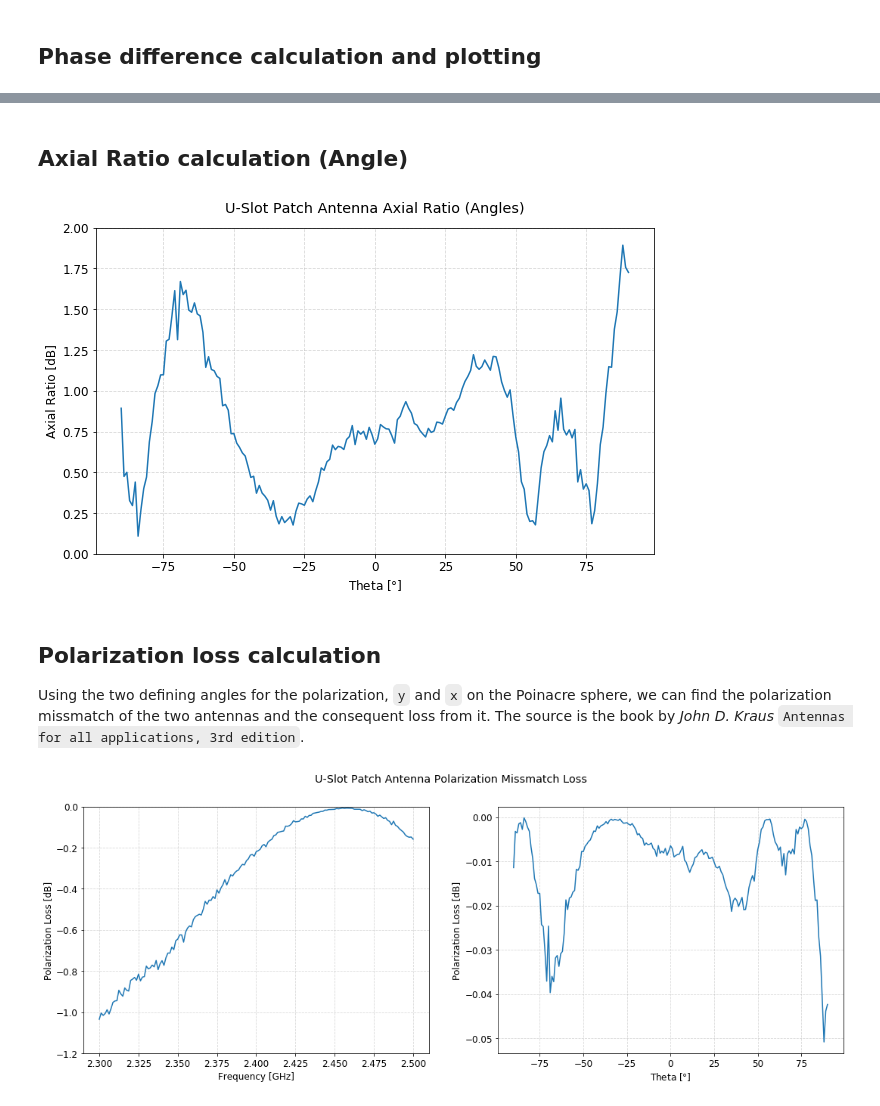
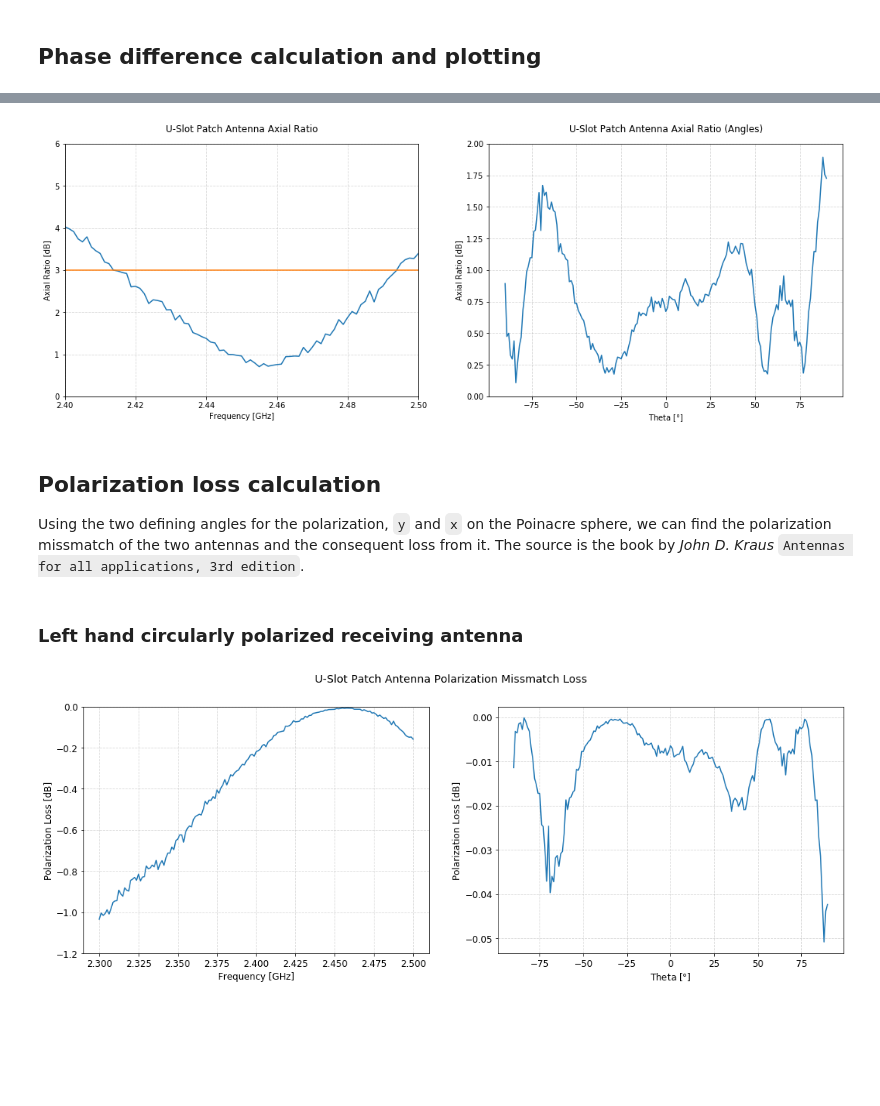
Before and after one commit to AcubeSAT/satellite-s-band-antenna, a Jupyter notebook: Anechoic Chamber Tests/Patch_Antenna_Phase.ipynb, the cells around one changed output, grey strips where cells are left out. Drawn from its saved outputs; the diff is of its cells as text; code cells hidden in the pictures; blank space fills up the shorter version.

Commit message:
Improved some diagrams and fixed spelling errors

```diff
--- a/Anechoic Chamber Tests/Patch_Antenna_Phase.ipynb
+++ b/Anechoic Chamber Tests/Patch_Antenna_Phase.ipynb
@@ -131,2 +124,0 @@ else:
-# %% [markdown]
-## Axial Ratio calculation (Angle)
@@ -161,29 +135,44 @@ sin_2x_ang = np.sin(2.*a_ang)*np.sin(phase_dif_ang_rad)
 x_ellipse_ang = np.arcsin(sin_2x_ang)/2.
 axial_ratio_ang = 1./np.tan(x_ellipse_ang)
 # %%
-fig = plt.figure(figsize=(10, 6))
-ax = fig.add_subplot(1, 1, 1)
+# Create the figure and the space
+fig = plt.figure(figsize=(18, 6))
+ax = fig.add_subplot(1, 2, 1)
+ax_2 = fig.add_subplot(1, 2, 2)
 
 # Plot the pattern
-plot = ax.plot(angle_rage, 20.*np.log10(axial_ratio_ang))
+plot = ax.plot(frequency, 20*np.log10(axial_ratio))
+ax.plot(frequency, np.ones(len(axial_ratio))*3)
 
-ax.set_title('U-Slot Patch Antenna Axial Ratio (Angles)', pad=15)
-ax.set_xlabel('Theta [$\degree$]')
+# Change the axis lebels and the title
+ax.set_title('U-Slot Patch Antenna Axial Ratio', pad=15)
+ax.set_xlabel('Frequency [GHz]')
 ax.set_ylabel('Axial Ratio [dB]')
+ax.set_xlim(2.4, 2.5)
+ax.set_ylim(0, 6)
 ax.grid(True, ls = '--', alpha = 0.5)
-ax.set_ylim(0, 2)
+
+ax_2.plot(angle_rage, 20.*np.log10(axial_ratio_ang))
+
+ax_2.set_title('U-Slot Patch Antenna Axial Ratio (Angles)', pad=15)
+ax_2.set_xlabel('Theta [$\degree$]')
+ax_2.set_ylabel('Axial Ratio [dB]')
+ax_2.grid(True, ls = '--', alpha = 0.5)
+ax_2.set_ylim(0, 2)
 
 # Draw the surface
 if SAVE_FIGS:
-    plt.savefig('patch_axial_ratio_angle.pdf', bbox_inches='tight')
+    plt.savefig('patch_axial_ratio_freq.pdf', bbox_inches='tight')
 else:
     plt.show()
 # %% [output]
-[figure, old version]
+[figure, new version]
 # %% [markdown]
 ## Polarization loss calculation
 
 Using the two defining angles for the polarization, `y` and `x` on the Poinacre sphere, we can find the polarization missmatch of the two antennas and the consequent loss from it. The source is the book by _John D. Kraus_ `Antennas for all applications, 3rd edition`.
+# %% [markdown]
+### Left hand circularly polarized receiving antenna
 # %%
 # Receiving antenna
 rcv_2y = np.deg2rad(0)
```
Also changed, not shown: parts of 8 cells of this notebook, 2 other files.
